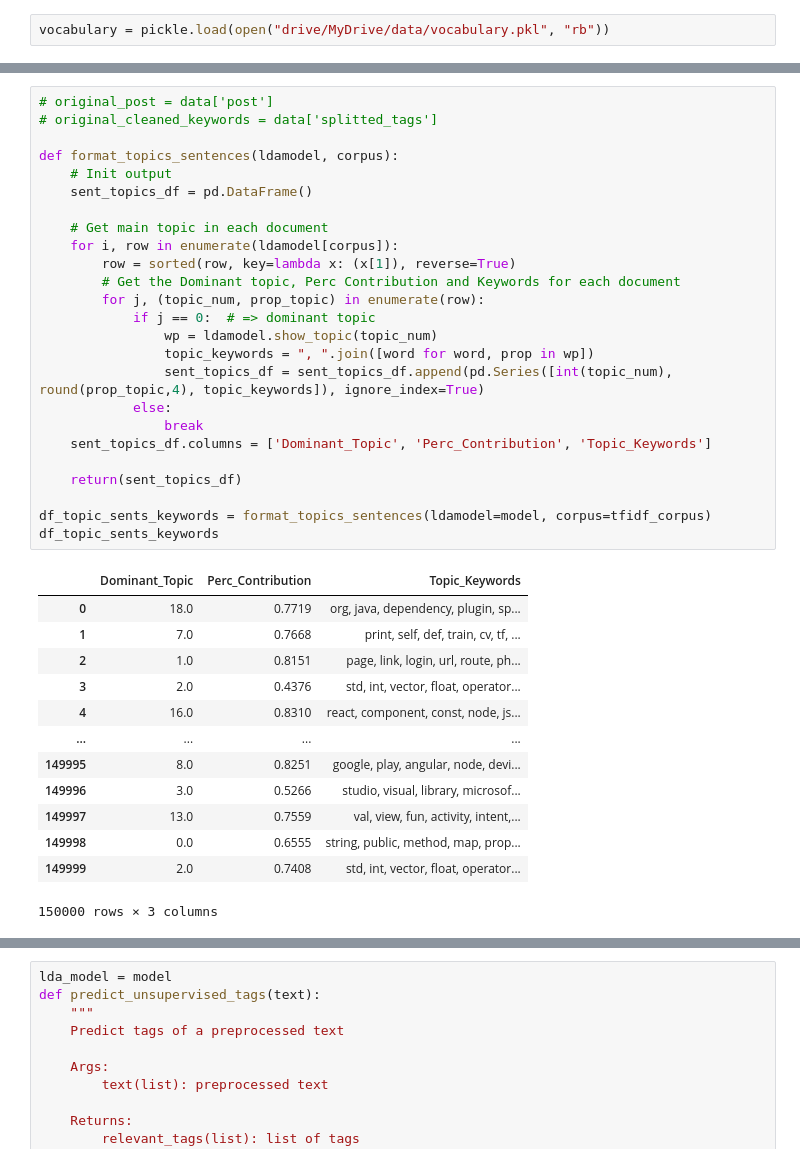
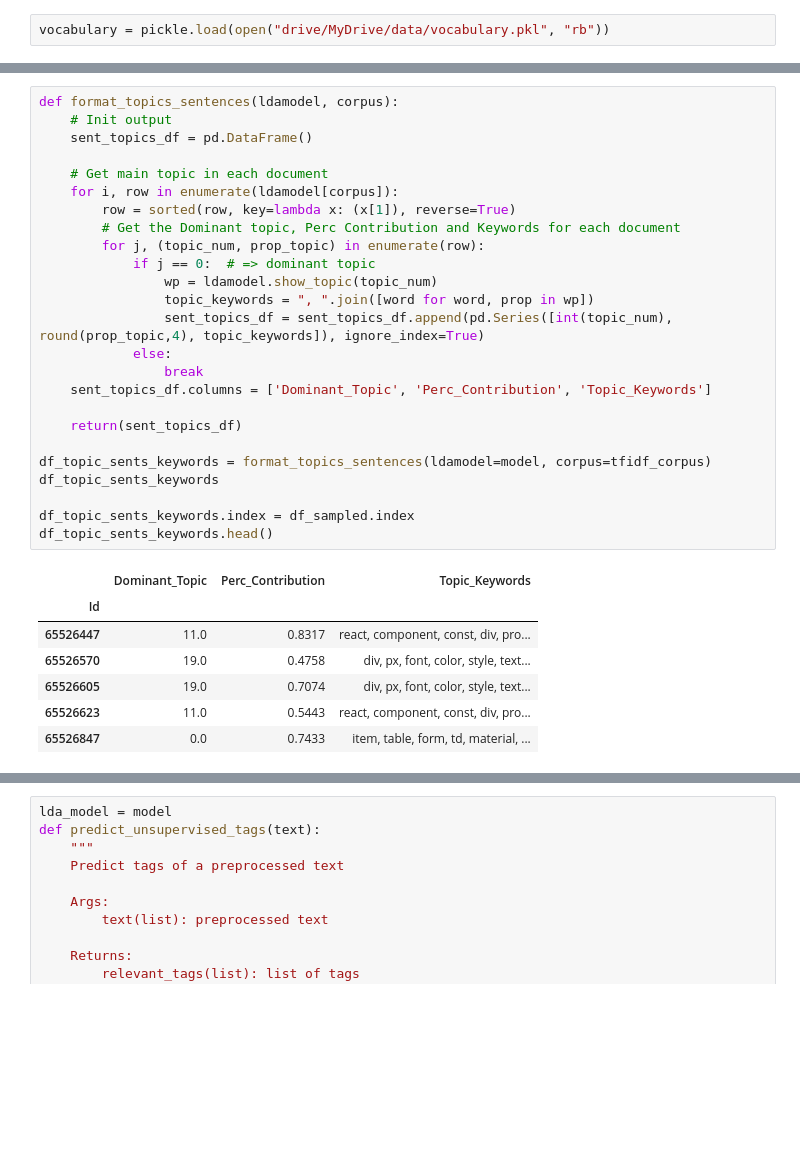
Before and after one commit to felanbi/Projet-OC-Categoriser-automatiquement-des-questions, a Jupyter notebook: P5_02_notebooktest.ipynb, the cells around one changed output, grey strips where cells are left out. Drawn from its saved outputs; the diff is of its cells as text; blank space fills up the shorter version.

```diff
--- a/P5_02_notebooktest.ipynb
+++ b/P5_02_notebooktest.ipynb
@@ -159,39 +161,33 @@ Perplexity:  -6.61389697858361
 # %%
-# original_post = data['post']
-# original_cleaned_keywords = data['splitted_tags']
-
 def format_topics_sentences(ldamodel, corpus):
     # Init output
     sent_topics_df = pd.DataFrame()
 
     # Get main topic in each document
     for i, row in enumerate(ldamodel[corpus]):
         row = sorted(row, key=lambda x: (x[1]), reverse=True)
         # Get the Dominant topic, Perc Contribution and Keywords for each document
         for j, (topic_num, prop_topic) in enumerate(row):
             if j == 0:  # => dominant topic
                 wp = ldamodel.show_topic(topic_num)
                 topic_keywords = ", ".join([word for word, prop in wp])
                 sent_topics_df = sent_topics_df.append(pd.Series([int(topic_num), round(prop_topic,4), topic_keywords]), ignore_index=True)
             else:
                 break
     sent_topics_df.columns = ['Dominant_Topic', 'Perc_Contribution', 'Topic_Keywords']
 
     return(sent_topics_df)
 
 df_topic_sents_keywords = format_topics_sentences(ldamodel=model, corpus=tfidf_corpus)
 df_topic_sents_keywords
+
+df_topic_sents_keywords.index = df_sampled.index
+df_topic_sents_keywords.head()
 # %% [output]
 |  | Dominant_Topic | Perc_Contribution | Topic_Keywords |
-| 0 | 18.0 | 0.7719 | org, java, dependency, plugin, sp... |
-| 1 | 7.0 | 0.7668 | print, self, def, train, cv, tf, ... |
-| 2 | 1.0 | 0.8151 | page, link, login, url, route, ph... |
-| 3 | 2.0 | 0.4376 | std, int, vector, float, operator... |
-| 4 | 16.0 | 0.8310 | react, component, const, node, js... |
-| ... | ... | ... | ... |
-| 149995 | 8.0 | 0.8251 | google, play, angular, node, devi... |
-| 149996 | 3.0 | 0.5266 | studio, visual, library, microsof... |
-| 149997 | 13.0 | 0.7559 | val, view, fun, activity, intent,... |
-| 149998 | 0.0 | 0.6555 | string, public, method, map, prop... |
-| 149999 | 2.0 | 0.7408 | std, int, vector, float, operator... |
+| Id |  |  |  |
+| 65526447 | 11.0 | 0.8317 | react, component, const, div, pro... |
+| 65526570 | 19.0 | 0.4758 | div, px, font, color, style, text... |
+| 65526605 | 19.0 | 0.7074 | div, px, font, color, style, text... |
+| 65526623 | 11.0 | 0.5443 | react, component, const, div, pro... |
+| 65526847 | 0.0 | 0.7433 | item, table, form, td, material, ... |
-150000 rows × 3 columns
```
Also changed, not shown: parts of 6 cells of this notebook.
